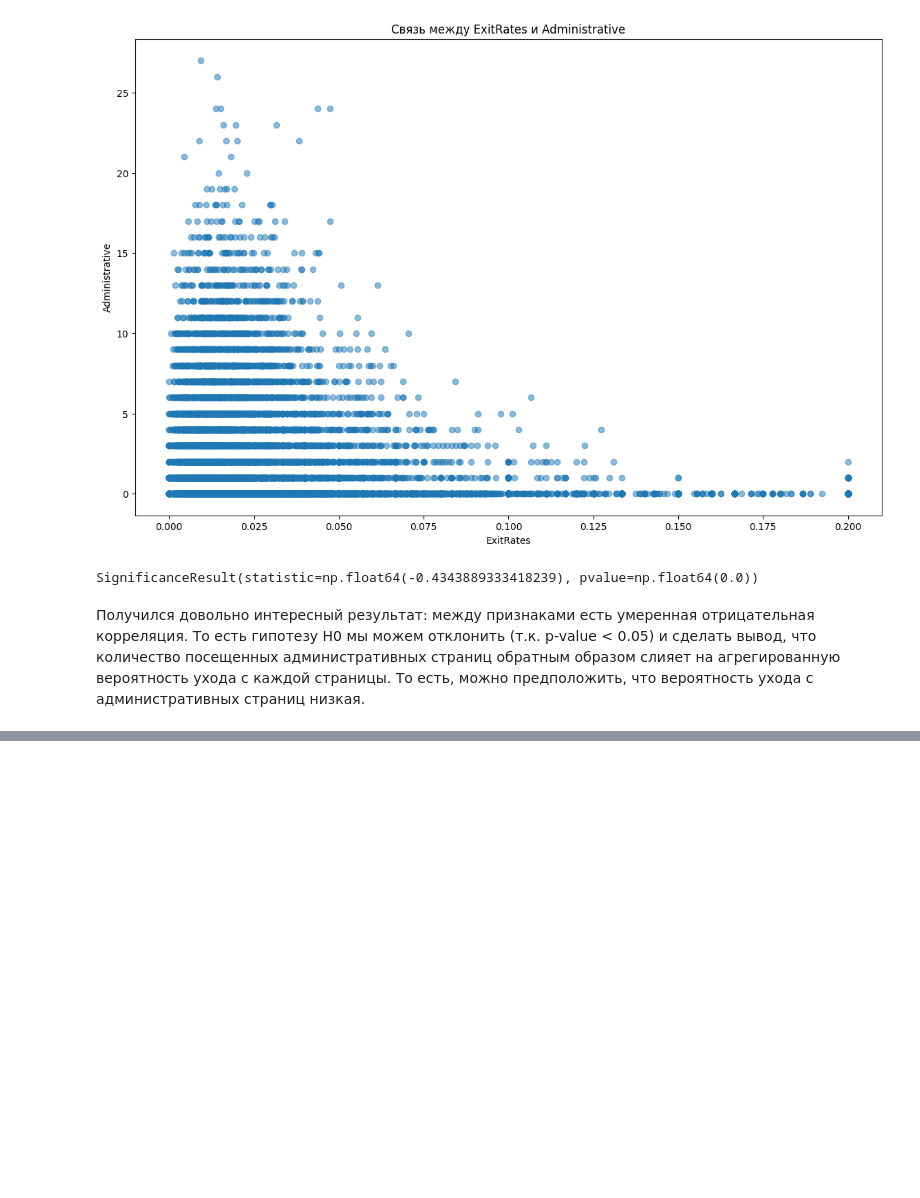
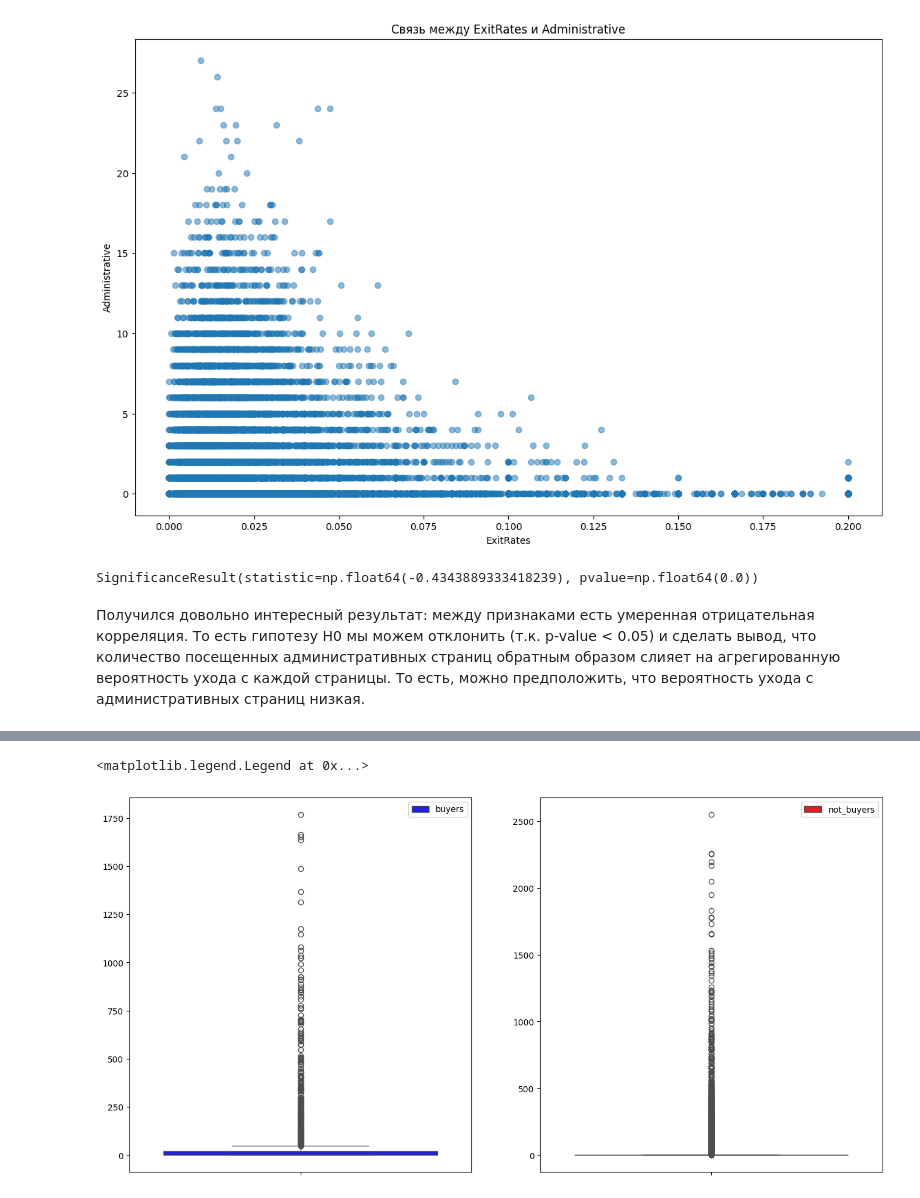
Before and after one commit to ekstlv/GP4_Statistics, a Jupyter notebook: Session_2.ipynb, the cells around one changed output, grey strips where cells are left out. Saved outputs shown, nothing was run; the diff lists cells and outputs as text; code cells hidden in the pictures; blank space fills up the shorter version.

```diff
--- a/Session_2.ipynb
+++ b/Session_2.ipynb
@@ -138,0 +248,13 @@ SignificanceResult(statistic=np.float64(-0.4343889333418239), pvalue=np.float64(
+# %%
+plt.figure(figsize=(16, 8))
+
+plt.subplot(1,2,1)
+sns.boxplot(data=buyers['Informational_Duration'].values, color = 'blue', label='buyers')
+plt.legend()
+
+plt.subplot(1,2,2)
+sns.boxplot(data=not_buyers['Informational_Duration'].values, color = 'red', label='not_buyers')
+plt.legend()
+# %% [output]
+<matplotlib.legend.Legend at 0x...>
+[figure, added]
```
Also changed, not shown: parts of 33 cells of this notebook.
